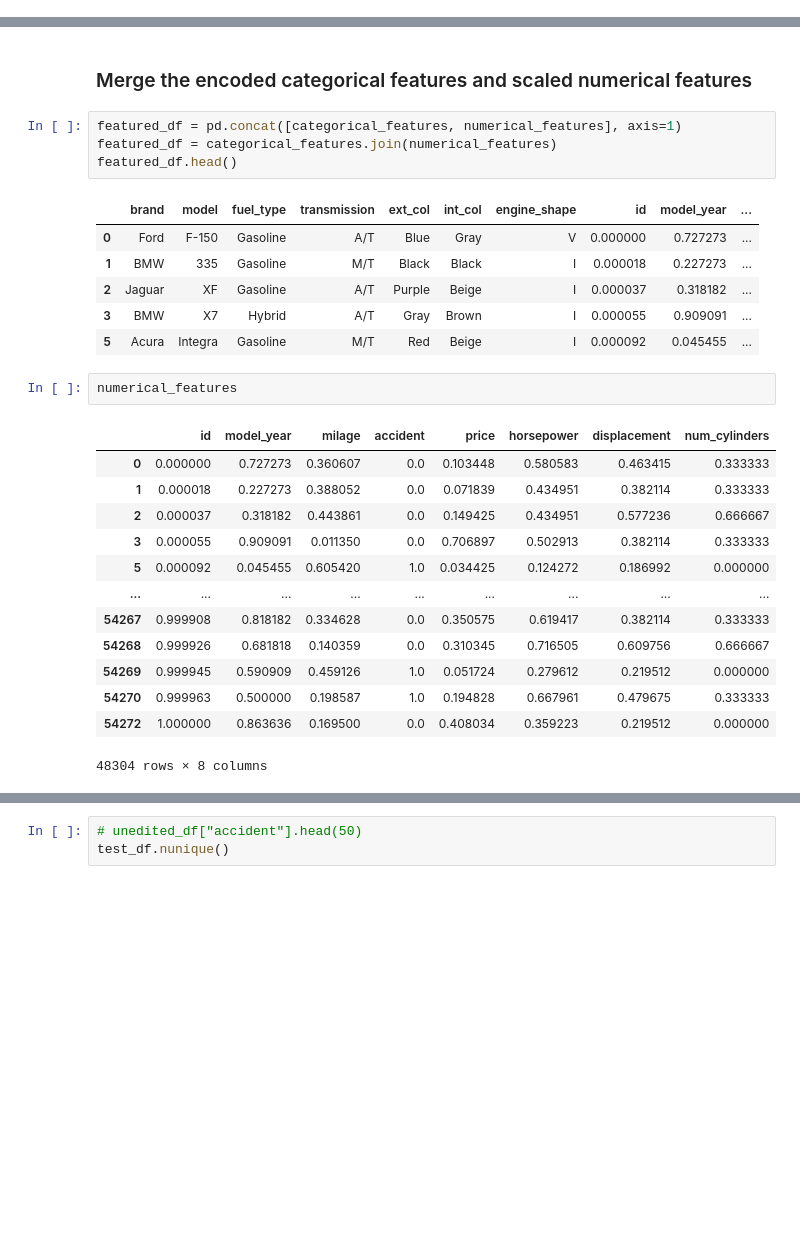
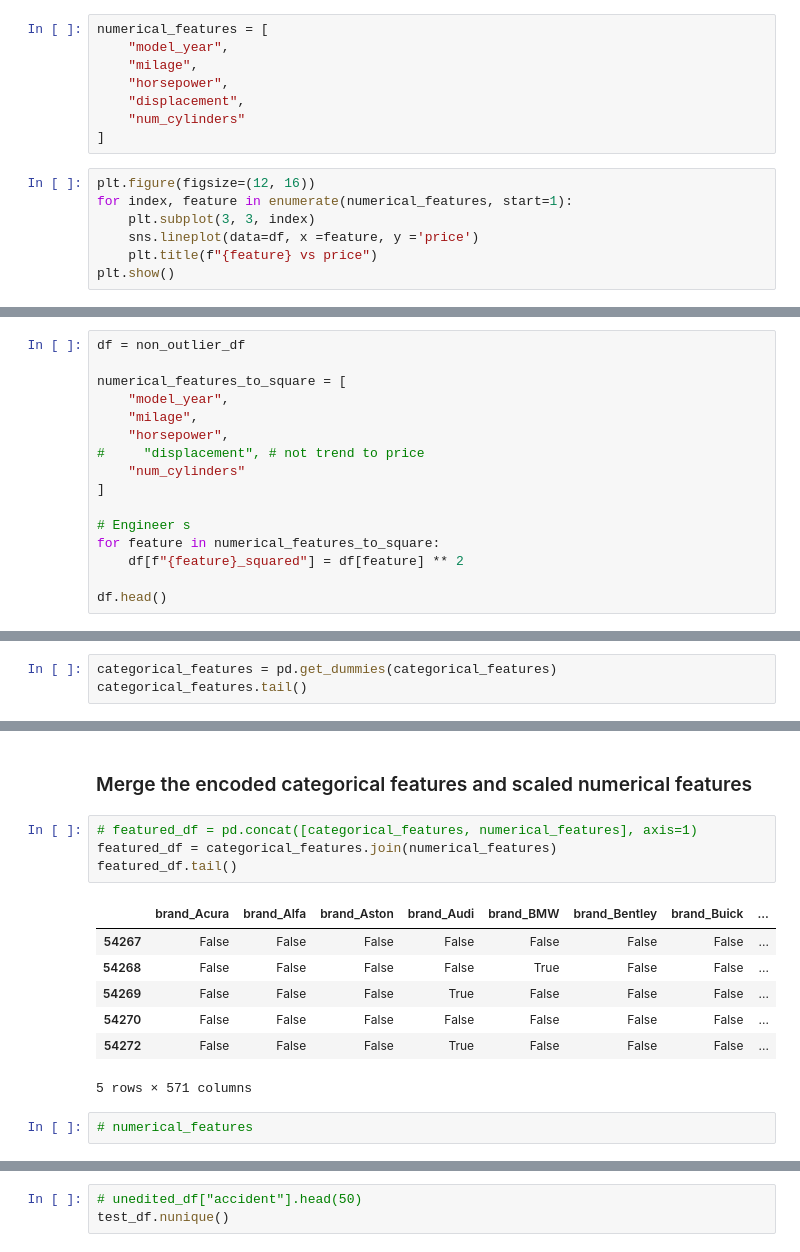
Before and after one commit to SiegfredLorelle/kagglex-car-price-prediction, a Jupyter notebook: kagglex-car-price.ipynb, the cells around one changed output, grey strips where cells are left out. Cells and saved outputs as stored; diff of their text form; blank space fills up the shorter version.

Commit message:
Encode categorical ft, feature engr trendy numerical ft

```diff
--- a/kagglex-car-price.ipynb
+++ b/kagglex-car-price.ipynb
@@ -1178,0 +1183,15 @@ percentage of outliers: 11.00%
+# %%
+numerical_features = [
+    "model_year",
+    "milage",
+    "horsepower",
+    "displacement",
+    "num_cylinders"
+]
+# %%
+plt.figure(figsize=(12, 16))
+for index, feature in enumerate(numerical_features, start=1):
+    plt.subplot(3, 3, index)
+    sns.lineplot(data=df, x =feature, y ='price')
+    plt.title(f"{feature} vs price")
+plt.show()
@@ -1178,0 +1200,16 @@ percentage of outliers: 11.00%
+# %%
+df = non_outlier_df
+
+numerical_features_to_square = [
+    "model_year",
+    "milage",
+    "horsepower",
+#     "displacement", # not trend to price
+    "num_cylinders"
+]
+
+# Engineer s
+for feature in numerical_features_to_square:
+    df[f"{feature}_squared"] = df[feature] ** 2
+
+df.head()
@@ -1188,0 +1241,3 @@ categorical_features = df.select_dtypes(include='object')
+# %%
+categorical_features = pd.get_dummies(categorical_features)
+categorical_features.tail()
@@ -1211,32 +1278,19 @@ numerical_features.head()
 # %% [markdown]
 ### Merge the encoded categorical features and scaled numerical features
 # %%
-featured_df = pd.concat([categorical_features, numerical_features], axis=1)
+# featured_df = pd.concat([categorical_features, numerical_features], axis=1)
 featured_df = categorical_features.join(numerical_features)
-featured_df.head()
+featured_df.tail()
 # %% [output]
-|  | brand | model | fuel_type | transmission | ext_col | int_col | engine_shape | id | model_year | ... |
-| 0 | Ford | F-150 | Gasoline | A/T | Blue | Gray | V | 0.000000 | 0.727273 | ... |
-| 1 | BMW | 335 | Gasoline | M/T | Black | Black | I | 0.000018 | 0.227273 | ... |
-| 2 | Jaguar | XF | Gasoline | A/T | Purple | Beige | I | 0.000037 | 0.318182 | ... |
-| 3 | BMW | X7 | Hybrid | A/T | Gray | Brown | I | 0.000055 | 0.909091 | ... |
-| 5 | Acura | Integra | Gasoline | M/T | Red | Beige | I | 0.000092 | 0.045455 | ... |
+|  | brand_Acura | brand_Alfa | brand_Aston | brand_Audi | brand_BMW | brand_Bentley | brand_Buick | ... |
+| 54267 | False | False | False | False | False | False | False | ... |
+| 54268 | False | False | False | False | True | False | False | ... |
+| 54269 | False | False | False | True | False | False | False | ... |
+| 54270 | False | False | False | False | False | False | False | ... |
+| 54272 | False | False | False | True | False | False | False | ... |
+5 rows × 571 columns
-# %%
-numerical_features
-# %% [output]
-|  | id | model_year | milage | accident | price | horsepower | displacement | num_cylinders |
-| 0 | 0.000000 | 0.727273 | 0.360607 | 0.0 | 0.103448 | 0.580583 | 0.463415 | 0.333333 |
-| 1 | 0.000018 | 0.227273 | 0.388052 | 0.0 | 0.071839 | 0.434951 | 0.382114 | 0.333333 |
-| 2 | 0.000037 | 0.318182 | 0.443861 | 0.0 | 0.149425 | 0.434951 | 0.577236 | 0.666667 |
-| 3 | 0.000055 | 0.909091 | 0.011350 | 0.0 | 0.706897 | 0.502913 | 0.382114 | 0.333333 |
-| 5 | 0.000092 | 0.045455 | 0.605420 | 1.0 | 0.034425 | 0.124272 | 0.186992 | 0.000000 |
-| ... | ... | ... | ... | ... | ... | ... | ... | ... |
-| 54267 | 0.999908 | 0.818182 | 0.334628 | 0.0 | 0.350575 | 0.619417 | 0.382114 | 0.333333 |
-| 54268 | 0.999926 | 0.681818 | 0.140359 | 0.0 | 0.310345 | 0.716505 | 0.609756 | 0.666667 |
-| 54269 | 0.999945 | 0.590909 | 0.459126 | 1.0 | 0.051724 | 0.279612 | 0.219512 | 0.000000 |
-| 54270 | 0.999963 | 0.500000 | 0.198587 | 1.0 | 0.194828 | 0.667961 | 0.479675 | 0.333333 |
-| 54272 | 1.000000 | 0.863636 | 0.169500 | 0.0 | 0.408034 | 0.359223 | 0.219512 | 0.000000 |
-48304 rows × 8 columns
+# %%
+# numerical_features
 # %%
 # TEST
 # df["engine"] = unedited_df["engine"]
```
Also changed, not shown: parts of 16 cells of this notebook.
